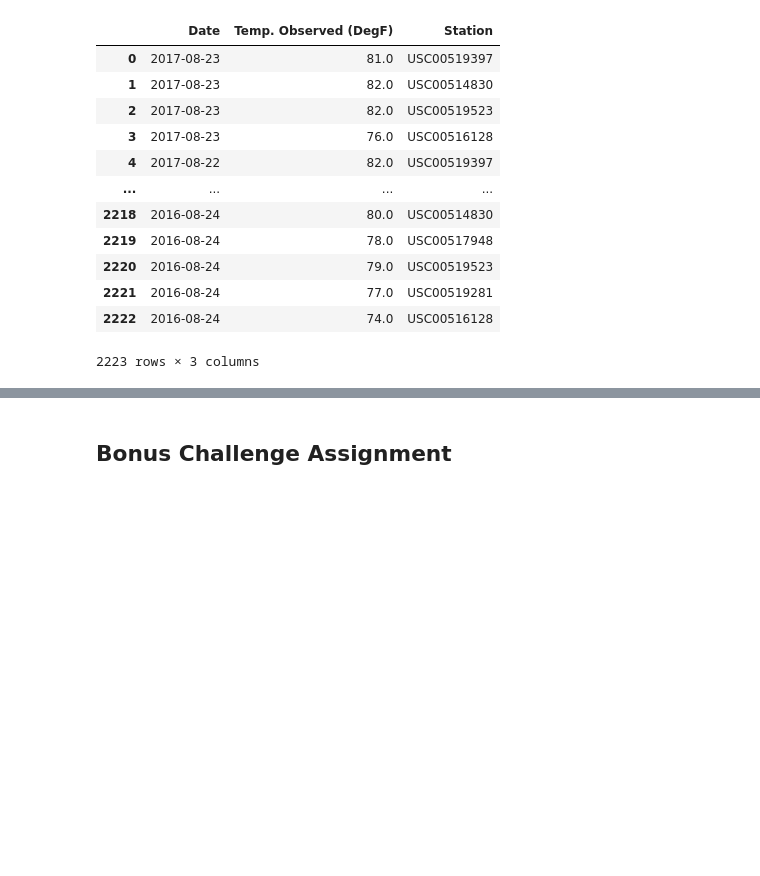
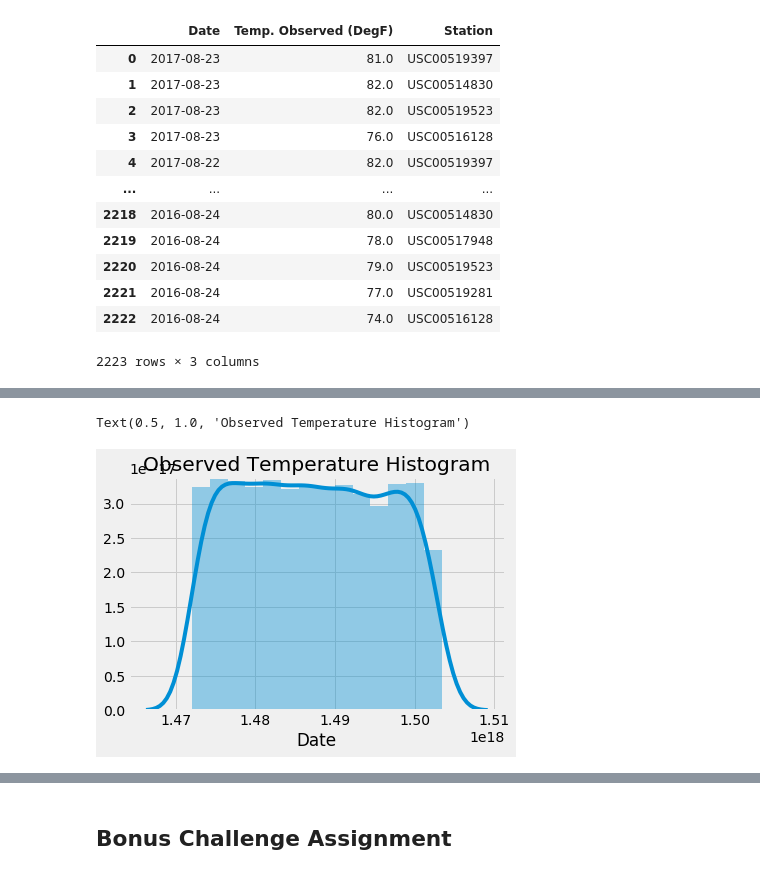
Before and after one commit to IrinaUX/sqlalchemy-challenge, a Jupyter notebook: weather_analysis.ipynb, the cells around one changed output, grey strips where cells are left out. Drawn from its saved outputs; the diff is of its cells as text; code cells hidden in the pictures; blank space fills up the shorter version.

```diff
--- a/weather_analysis.ipynb
+++ b/weather_analysis.ipynb
@@ -596,0 +592,6 @@ tobs_list_bins_12 = pd.cut(tobs_list, bins=[])
+# %%
+# Plot histogram using seaborn distplot method
+sns.distplot(desc_df['Date']).set_title('Observed Temperature Histogram')
+# %% [output]
+Text(0.5, 1.0, 'Observed Temperature Histogram')
+[figure, added]
```
Also changed, not shown: parts of 8 cells of this notebook.
